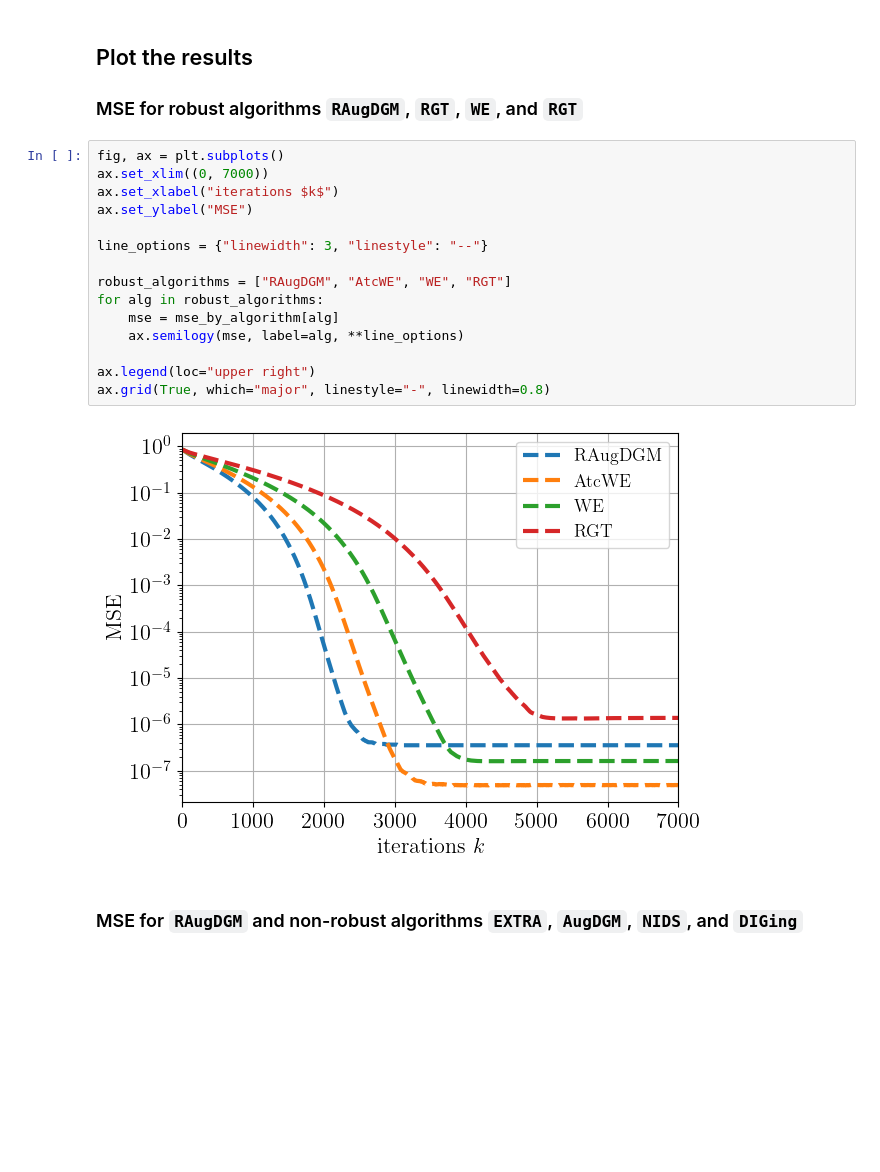
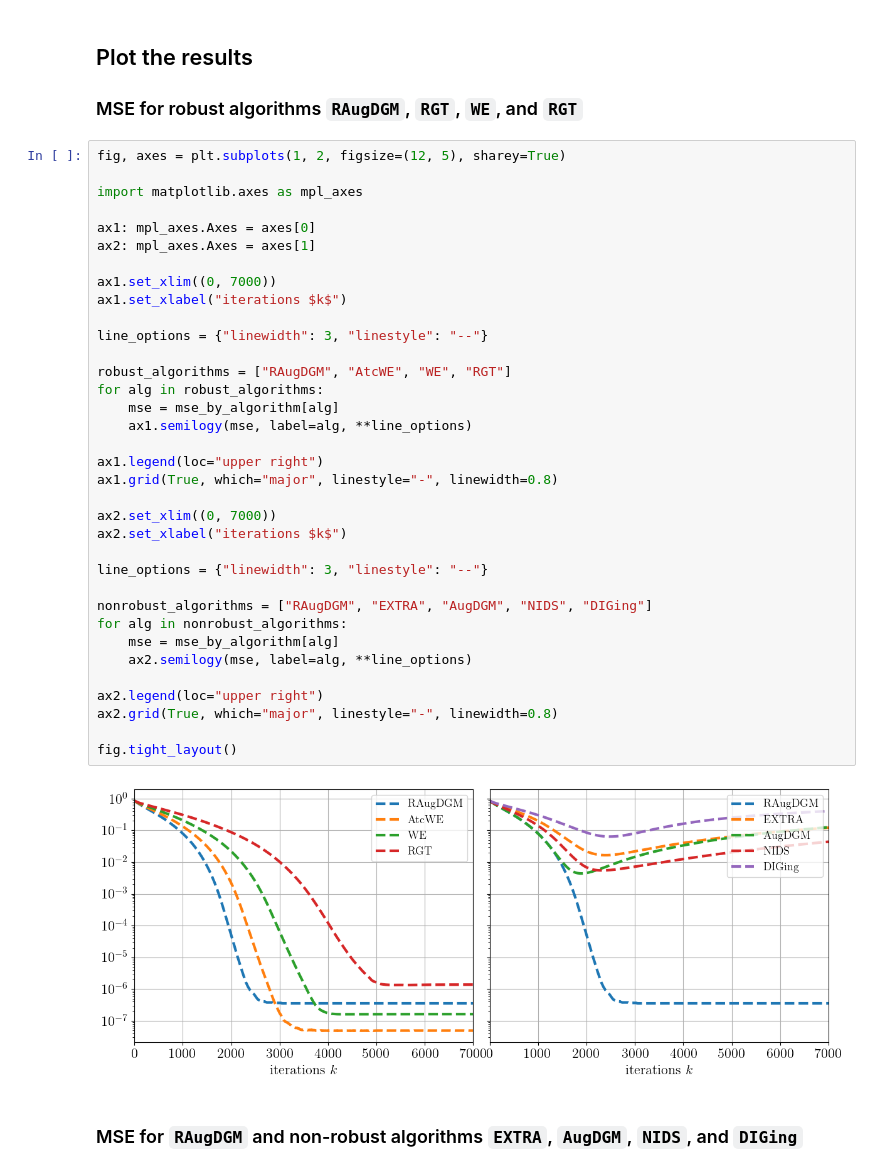
Before and after one commit to rui-huang-opt/discoopt, a Jupyter notebook: examples/compressed_sensing.ipynb, the cells around one changed output. Saved outputs shown, nothing was run; the diff lists cells and outputs as text; blank space fills up the shorter version.

```diff
--- a/examples/compressed_sensing.ipynb
+++ b/examples/compressed_sensing.ipynb
@@ -291,21 +291,41 @@ ray.shutdown()
 
 ### MSE for robust algorithms `RAugDGM`, `RGT`, `WE`, and `RGT`
 # %%
-fig, ax = plt.subplots()
-ax.set_xlim((0, 7000))
-ax.set_xlabel("iterations $k$")
-ax.set_ylabel("MSE")
+fig, axes = plt.subplots(1, 2, figsize=(12, 5), sharey=True)
+
+import matplotlib.axes as mpl_axes
+
+ax1: mpl_axes.Axes = axes[0]
+ax2: mpl_axes.Axes = axes[1]
+
+ax1.set_xlim((0, 7000))
+ax1.set_xlabel("iterations $k$")
 
 line_options = {"linewidth": 3, "linestyle": "--"}
 
 robust_algorithms = ["RAugDGM", "AtcWE", "WE", "RGT"]
 for alg in robust_algorithms:
     mse = mse_by_algorithm[alg]
-    ax.semilogy(mse, label=alg, **line_options)
+    ax1.semilogy(mse, label=alg, **line_options)
 
-ax.legend(loc="upper right")
-ax.grid(True, which="major", linestyle="-", linewidth=0.8)
+ax1.legend(loc="upper right")
+ax1.grid(True, which="major", linestyle="-", linewidth=0.8)
+
+ax2.set_xlim((0, 7000))
+ax2.set_xlabel("iterations $k$")
+
+line_options = {"linewidth": 3, "linestyle": "--"}
+
+nonrobust_algorithms = ["RAugDGM", "EXTRA", "AugDGM", "NIDS", "DIGing"]
+for alg in nonrobust_algorithms:
+    mse = mse_by_algorithm[alg]
+    ax2.semilogy(mse, label=alg, **line_options)
+
+ax2.legend(loc="upper right")
+ax2.grid(True, which="major", linestyle="-", linewidth=0.8)
+
+fig.tight_layout()
 # %% [output]
-[figure, old version]
+[figure, new version]
 # %% [markdown]
 ### MSE for `RAugDGM` and non-robust algorithms `EXTRA`, `AugDGM`, `NIDS`, and `DIGing`
```
Also changed, not shown: parts of 2 cells of this notebook, 1 other file.
